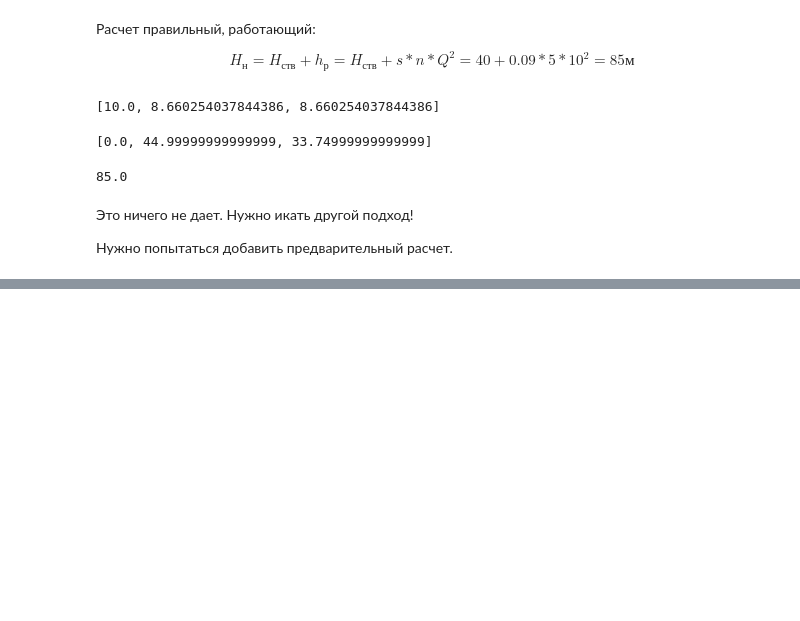
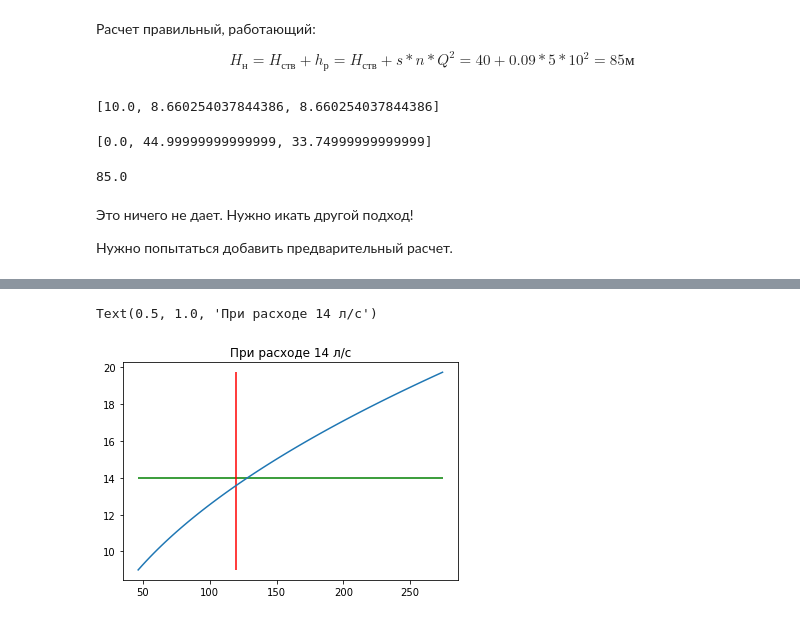
Before and after one commit to Obsidian-pb/NRS_modeller, a Jupyter notebook: workFolder/model_tessts.ipynb, the cells around one changed output, grey strips where cells are left out. Cells and saved outputs as stored; diff of their text form; code cells hidden in the pictures; blank space fills up the shorter version.

```diff
--- a/workFolder/model_tessts.ipynb
+++ b/workFolder/model_tessts.ipynb
@@ -513,0 +804,23 @@ hose.history()['h']
+# %%
+h_pumps   = []
+q_nozzles = []
+
+for h_nozzle in (range(10, 100)):
+    q_nozzle = get_Qnozzle(h_nozzle, p_10) + 4 #(доп расход от других стволов)
+    h_hose = get_Hhose(q_nozzle, n=5)
+    h_pump = h_hose + h_nozzle
+
+    q_nozzles.append(
+        q_nozzle
+        )
+    h_pumps.append(
+        h_pump
+        )
+
+plt.plot(h_pumps, q_nozzles)
+plt.hlines([14], h_pumps[0], h_pumps[-1], color='g')
+plt.vlines([120], q_nozzles[0], q_nozzles[-1], color='r')
+plt.title('При расходе 14 л/с')
+# %% [output]
+Text(0.5, 1.0, 'При расходе 14 л/с')
+[figure, added]
```
Also changed, not shown: parts of 18 cells of this notebook.
